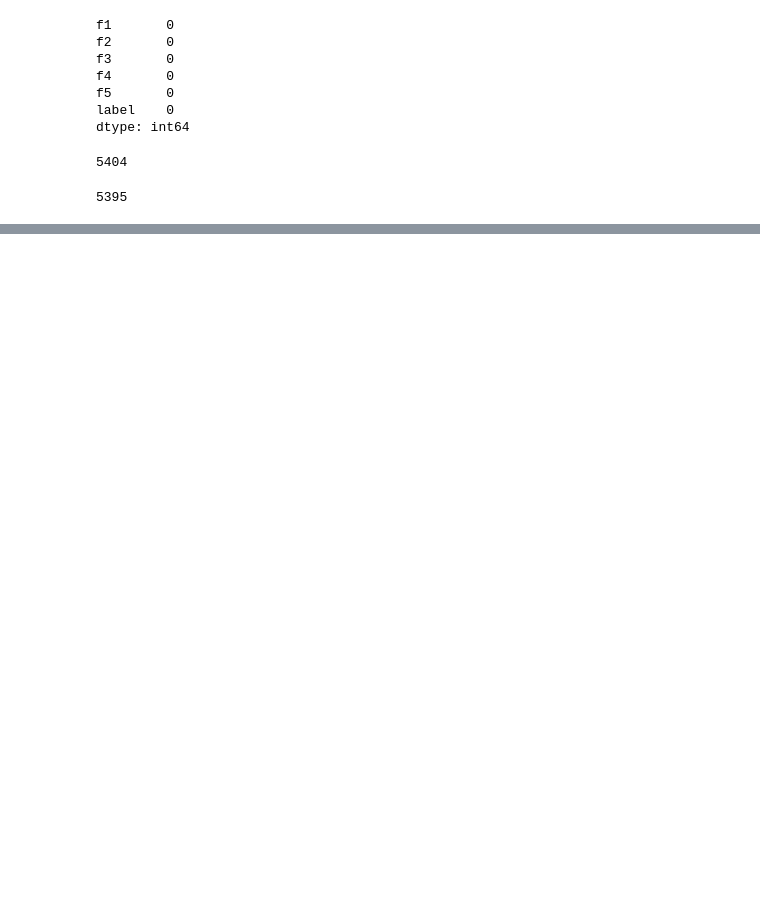
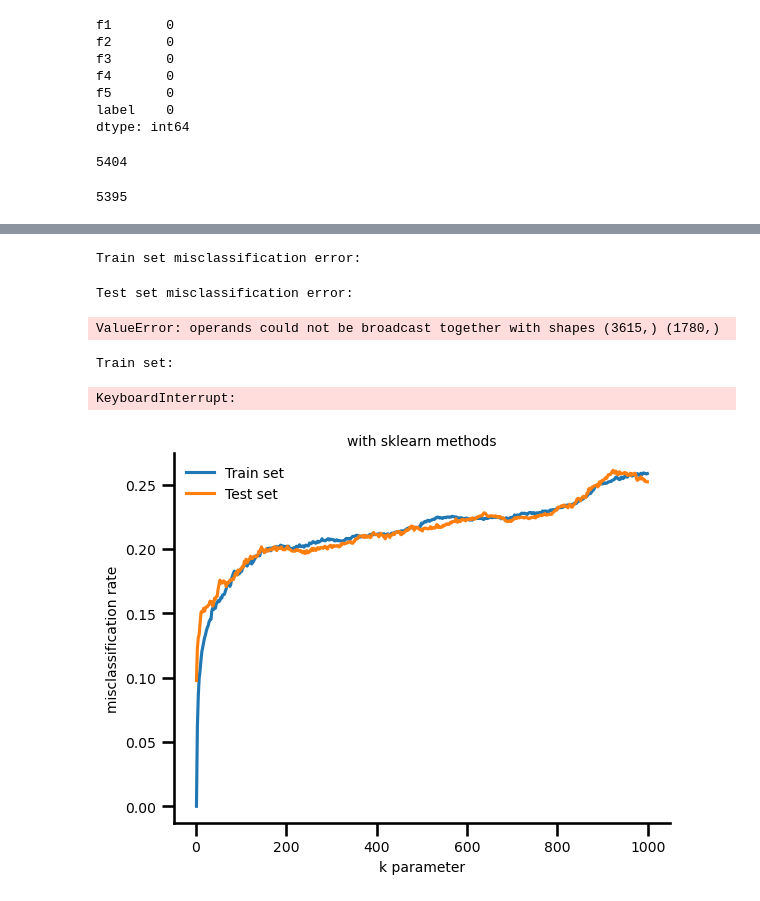
Before and after one commit to arnestc/StatisticalLearning, a Jupyter notebook: notebooks/02-phoneme-recognition.ipynb, the cells around one changed output, grey strips where cells are left out. Saved outputs shown, nothing was run; the diff lists cells and outputs as text; code cells hidden in the pictures; blank space fills up the shorter version.

Commit message:
test knn phoneme recognition

```diff
--- a/notebooks/02-phoneme-recognition.ipynb
+++ b/notebooks/02-phoneme-recognition.ipynb
@@ -130,0 +351,26 @@ Name: label, dtype: float64
+# %%
+k_vals = np.arange(1, 50, 2)
+misclass_errs = {}
+for d_type in data_sets:
+    misclass_errs[d_type] = []
+    print(f"{d_type} set misclassification error:")
+    for k in tqdm(k_vals, colour="green"):
+    #for k in k_vals:
+        if d_type == 'Train':
+            pred = knn_from_scratch(
+                x_train=train_df.iloc[:,:-1].to_numpy(),
+                y_train=train_df.iloc[:,-1].to_numpy(),
+                x_test=train_df.iloc[:,:-1].to_numpy(),
+                k=k)
+            misclass_errs[d_type].append(np.sum(train_df.label.values != pred) / len(train_df))
+        else:
+            pred = knn_from_scratch(
+                x_train=train_df.iloc[:,:-1].to_numpy(),
+                y_train=train_df.iloc[:,-1].to_numpy(),
+                x_test=test_df.iloc[:,:-2].to_numpy(),
+                k=k)
+            misclass_errs[d_type].append(np.sum(train_df.label.values != pred) / len(test_df))
+# %% [output]
+Train set misclassification error:
+Test set misclassification error:
+ValueError: operands could not be broadcast together with shapes (3615,) (1780,)
@@ -130,0 +430,50 @@ Name: label, dtype: float64
+# %%
+# Implementation by using sklearn
+k_vals = np.arange(1, 1000, 2)
+x = k_vals
+y = {}
+
+for d_type in data_sets:
+    print(f"{d_type} set:")
+
+    y[d_type] = []
+
+    for k in tqdm(k_vals, colour='green'):
+        # Instantiate learning model
+        neig = KNeighborsClassifier(n_neighbors=k)
+
+        # Fitting the model
+        neig.fit(train_df[['f1', 'f2', 'f3', 'f4', 'f5']].values, train_df['label'].values)
+
+        # Predict the response
+        if d_type == 'Train':
+            pred = neig.predict(train_df[['f1', 'f2', 'f3', 'f4', 'f5']].values)
+
+            # Evaluate misclassification error
+            y[d_type].append(1 - accuracy_score(train_df.label.values, pred))
+        else:
+            pred = neig.predict(test_df[['f1', 'f2', 'f3', 'f4', 'f5']].values)
+
+            # Evaluate misclassification error
+            y[d_type].append(1 - accuracy_score(test_df.label.values, pred))
+# %% [output]
+Train set:
+KeyboardInterrupt:
+# %%
+fig2, ax2 = plt.subplots()
+
+for d_type in data_sets:
+    sns.lineplot(
+        x=k_vals, y=y[d_type],
+        ax=ax2,
+        label=f"{d_type} set"
+    )
+
+ax2.legend(framealpha=0)
+ax2.set_ylabel("misclassification rate")
+ax2.set_xlabel("k parameter")
+ax2.set_title("with sklearn methods")
+
+sns.despine(right=True)
+# %% [output]
+[figure, added]
```
Also changed, not shown: parts of 26 cells of this notebook.
